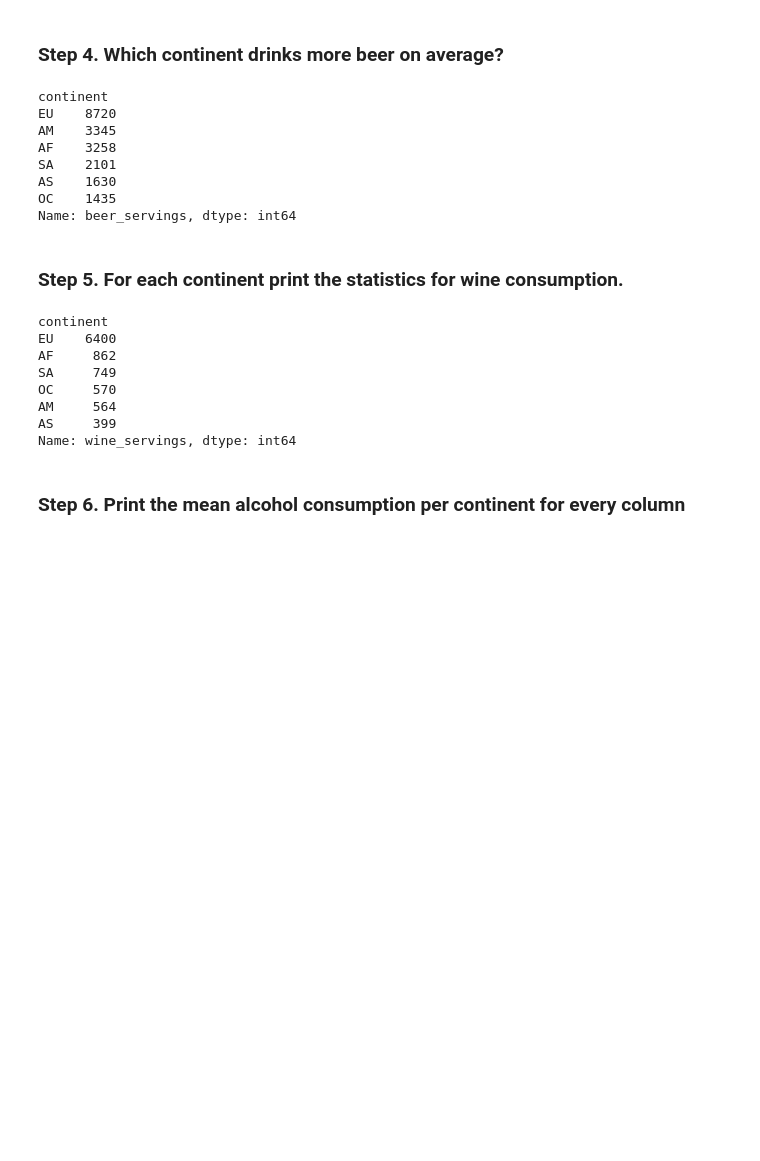
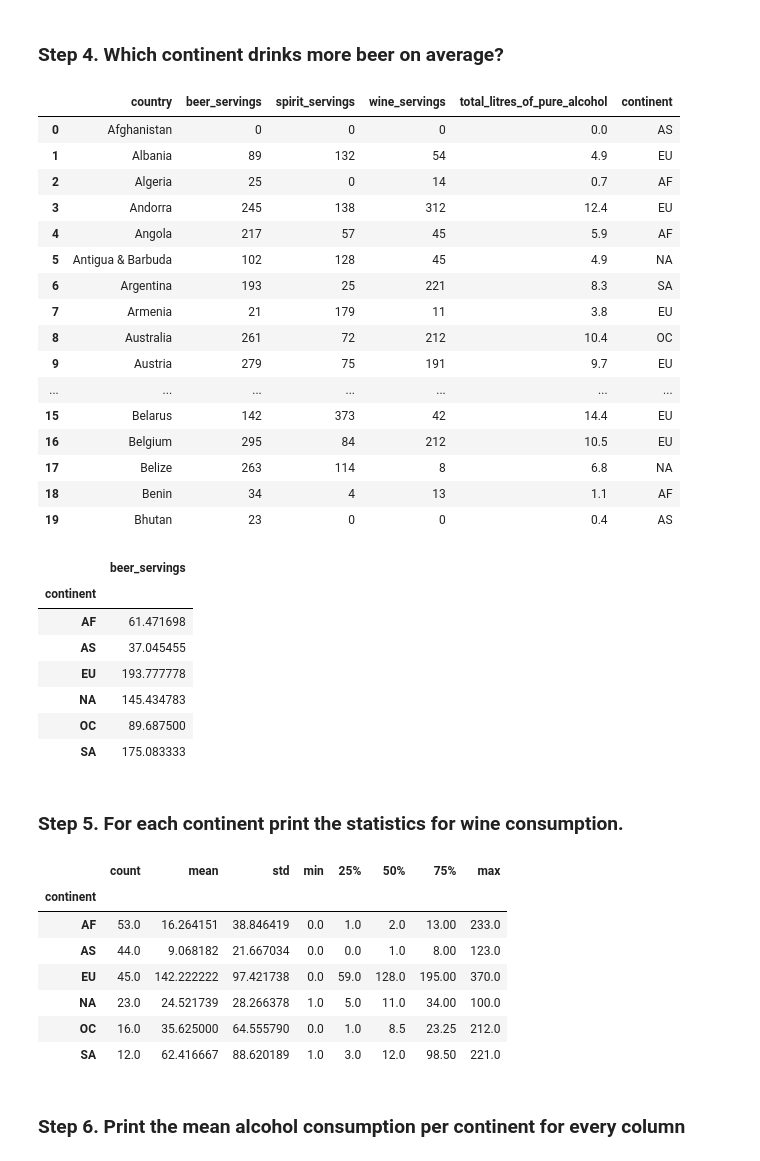
Before and after one commit to rou-tz/2026-02-BILBAO-FT-Data-Science, a Jupyter notebook: 2-Data_Analysis/2-Pandas/Practica/4-Alcohol_Consumption/Alcohol_Consumption - copia.ipynb, the cells around one changed output. Drawn from its saved outputs; the diff is of its cells as text; code cells hidden in the pictures; blank space fills up the shorter version.

```diff
--- a/2-Data_Analysis/2-Pandas/Practica/4-Alcohol_Consumption/Alcohol_Consumption - copia.ipynb
+++ b/2-Data_Analysis/2-Pandas/Practica/4-Alcohol_Consumption/Alcohol_Consumption - copia.ipynb
@@ -60,30 +58,51 @@ continent_map = {
     "Trinidad & Tobago": "North America",
     "USA": "North America"
 }
+# %%
+drinks['continent'] = drinks['continent'].fillna(drinks['country'].map(continent_map)).replace({'North America':'NA'})
+drinks.head(20)
+# %% [output]
+|  | country | beer_servings | spirit_servings | wine_servings | total_litres_of_pure_alcohol | continent |
+| 0 | Afghanistan | 0 | 0 | 0 | 0.0 | AS |
+| 1 | Albania | 89 | 132 | 54 | 4.9 | EU |
+| 2 | Algeria | 25 | 0 | 14 | 0.7 | AF |
+| 3 | Andorra | 245 | 138 | 312 | 12.4 | EU |
+| 4 | Angola | 217 | 57 | 45 | 5.9 | AF |
+| 5 | Antigua & Barbuda | 102 | 128 | 45 | 4.9 | NA |
+| 6 | Argentina | 193 | 25 | 221 | 8.3 | SA |
+| 7 | Armenia | 21 | 179 | 11 | 3.8 | EU |
+| 8 | Australia | 261 | 72 | 212 | 10.4 | OC |
+| 9 | Austria | 279 | 75 | 191 | 9.7 | EU |
+| ... | ... | ... | ... | ... | ... | ... |
+| 15 | Belarus | 142 | 373 | 42 | 14.4 | EU |
+| 16 | Belgium | 295 | 84 | 212 | 10.5 | EU |
+| 17 | Belize | 263 | 114 | 8 | 6.8 | NA |
+| 18 | Benin | 34 | 4 | 13 | 1.1 | AF |
+| 19 | Bhutan | 23 | 0 | 0 | 0.4 | AS |
 # %%
-drinks.groupby('continent')['beer_servings'].sum().sort_values(ascending=False)
+drinks.groupby('continent')[['beer_servings']].mean()
 # %% [output]
-continent
-EU    8720
-AM    3345
-AF    3258
-SA    2101
-AS    1630
-OC    1435
-Name: beer_servings, dtype: int64
+|  | beer_servings |
+| continent |  |
+| AF | 61.471698 |
+| AS | 37.045455 |
+| EU | 193.777778 |
+| NA | 145.434783 |
+| OC | 89.687500 |
+| SA | 175.083333 |
 # %% [markdown]
 ### Step 5. For each continent print the statistics for wine consumption.
 # %%
-drinks.groupby('continent')['wine_servings'].sum().sort_values(ascending=False)
+drinks.groupby('continent')['wine_servings'].describe()
 # %% [output]
-continent
-EU    6400
-AF     862
-SA     749
-OC     570
-AM     564
-AS     399
-Name: wine_servings, dtype: int64
+|  | count | mean | std | min | 25% | 50% | 75% | max |
+| continent |  |  |  |  |  |  |  |  |
+| AF | 53.0 | 16.264151 | 38.846419 | 0.0 | 1.0 | 2.0 | 13.00 | 233.0 |
+| AS | 44.0 | 9.068182 | 21.667034 | 0.0 | 0.0 | 1.0 | 8.00 | 123.0 |
+| EU | 45.0 | 142.222222 | 97.421738 | 0.0 | 59.0 | 128.0 | 195.00 | 370.0 |
+| NA | 23.0 | 24.521739 | 28.266378 | 1.0 | 5.0 | 11.0 | 34.00 | 100.0 |
+| OC | 16.0 | 35.625000 | 64.555790 | 0.0 | 1.0 | 8.5 | 23.25 | 212.0 |
+| SA | 12.0 | 62.416667 | 88.620189 | 1.0 | 3.0 | 12.0 | 98.50 | 221.0 |
 # %% [markdown]
 ### Step 6. Print the mean alcohol consumption per continent for every column
 # %%
```
Also changed, not shown: parts of 4 cells of this notebook, 4 other files.
